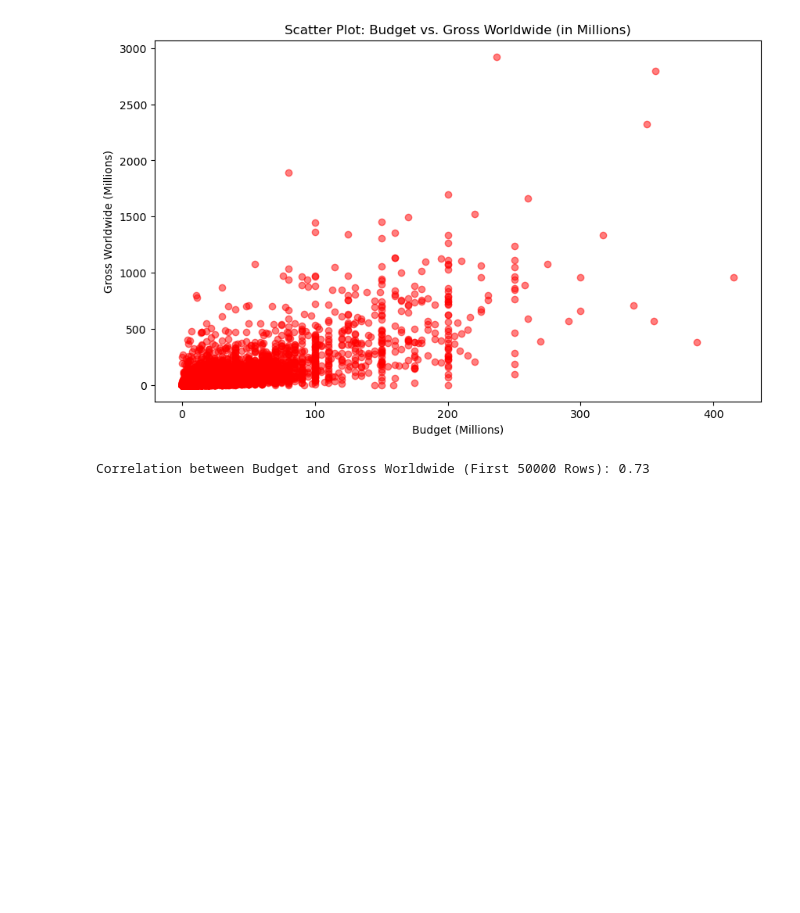
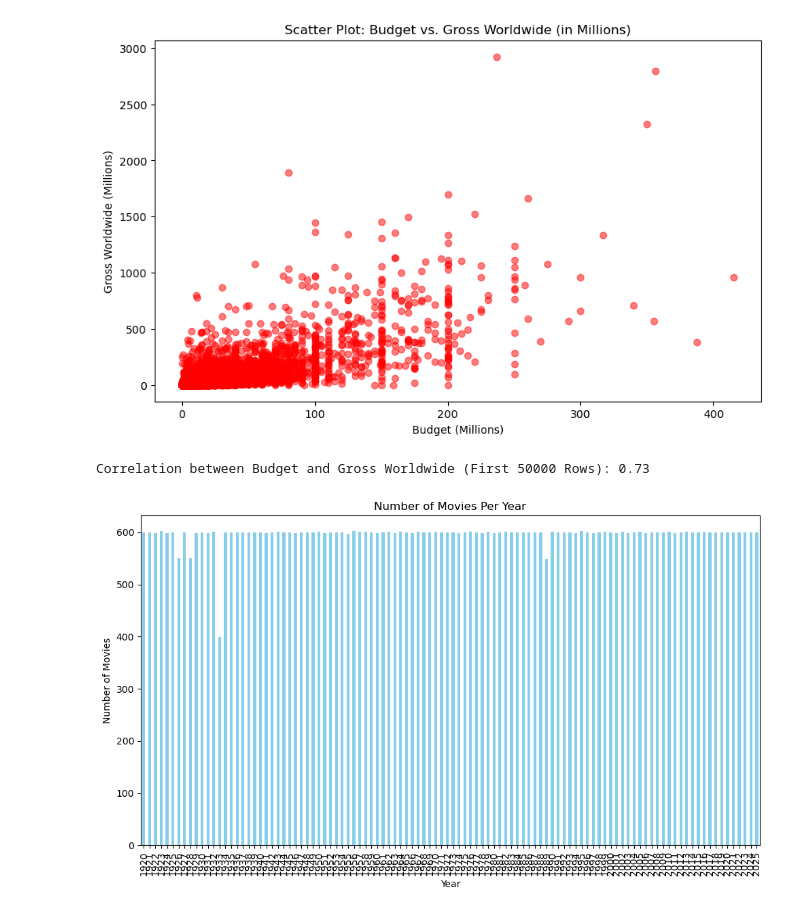
Before and after one commit to Mansi142000/NLP-Project, a Jupyter notebook: python-scripts/data_analysis.ipynb, the cells around one changed output. Saved outputs shown, nothing was run; the diff lists cells and outputs as text; code cells hidden in the pictures; blank space fills up the shorter version.

```diff
--- a/python-scripts/data_analysis.ipynb
+++ b/python-scripts/data_analysis.ipynb
@@ -196,3 +200,20 @@ See the caveats in the documentation: https://pandas.pydata.org/pandas-docs/stab
   df_sample_cleaned['gross_worldwide'] = pd.to_numeric(df_sample_cleaned['gross_worldwide'], errors='coerce')
 [figure]
 Correlation between Budget and Gross Worldwide (First 50000 Rows): 0.73
+# %%
+import matplotlib.pyplot as plt
+
+df_cleaned = df.dropna(subset=['year'])
+
+movies_per_year = df_cleaned['year'].value_counts().sort_index()
+
+plt.figure(figsize=(10, 6))
+movies_per_year.plot(kind='bar', color='skyblue')
+plt.title('Number of Movies Per Year')
+plt.xlabel('Year')
+plt.ylabel('Number of Movies')
+plt.xticks(rotation=90)
+plt.tight_layout()
+plt.show()
+# %% [output]
+[figure, added]
```
Also changed, not shown: parts of 1 cell of this notebook.
